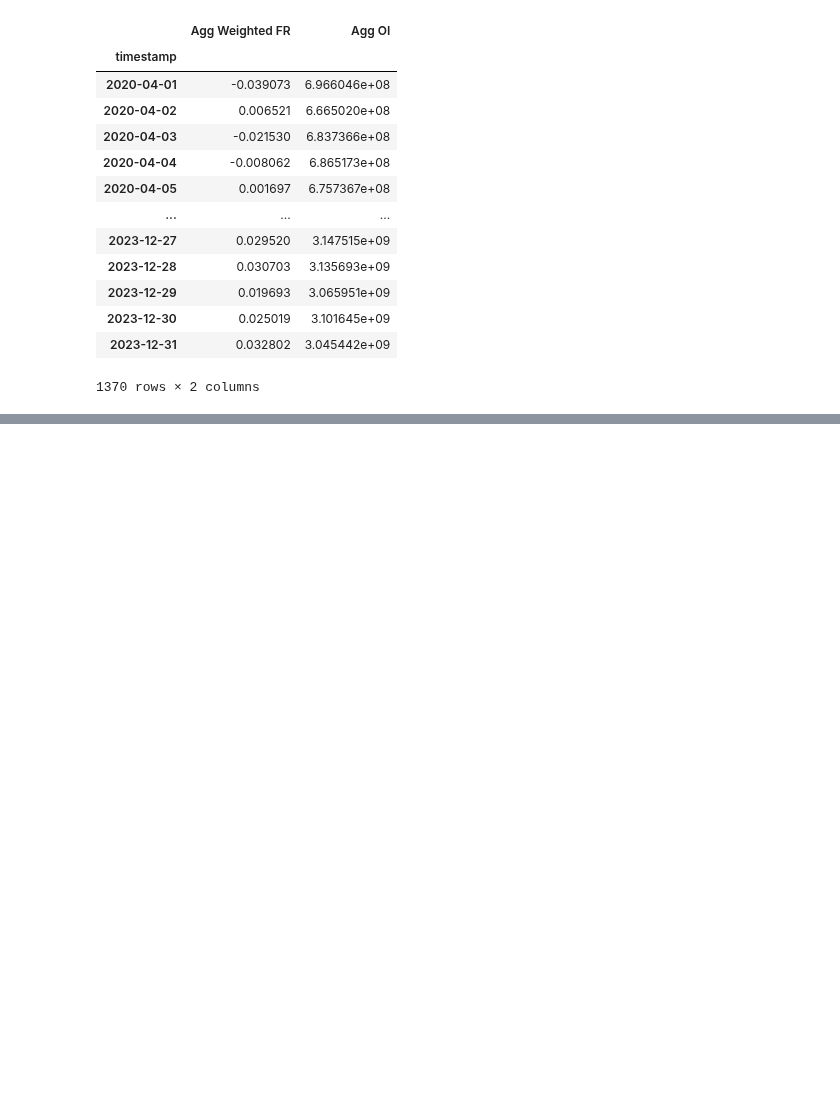
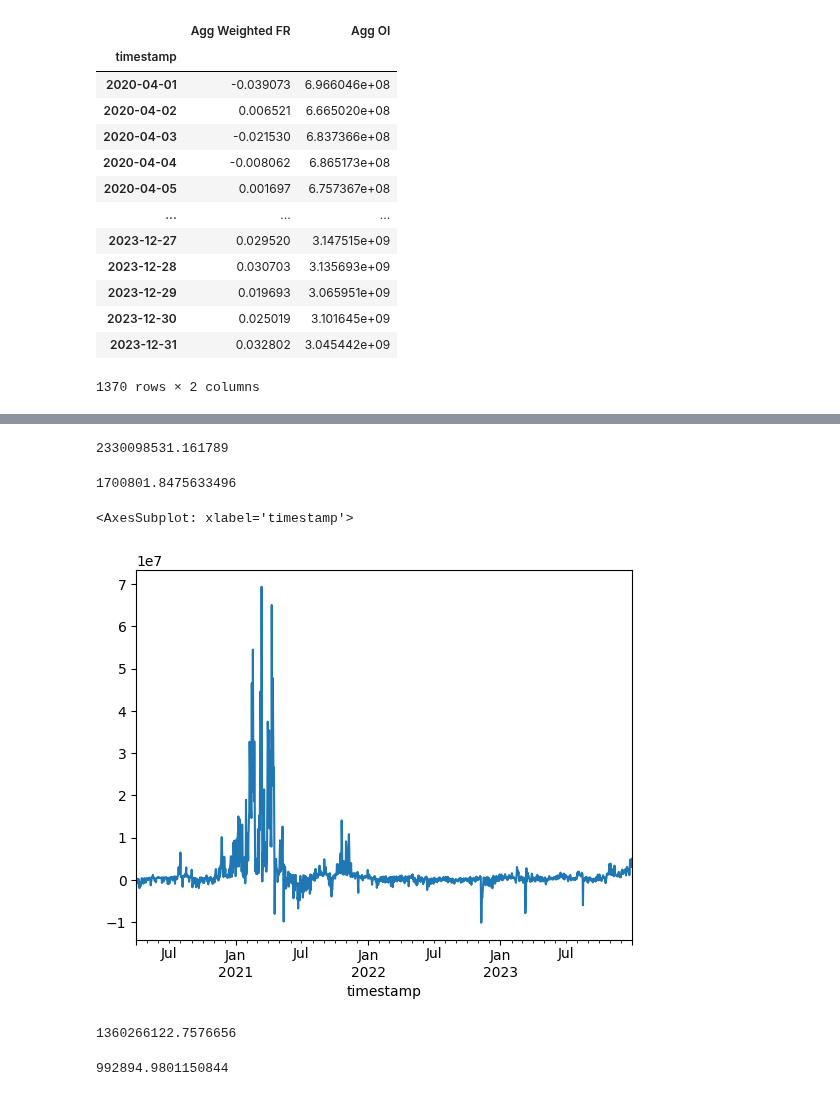
Before and after one commit to immortal16/OpenDeltaDeliverables, a Jupyter notebook: 2_2_simulations.ipynb, the cells around one changed output, grey strips where cells are left out. Cells and saved outputs as stored; diff of their text form; code cells hidden in the pictures; blank space fills up the shorter version.

Commit message:
added fund profit simulations

```diff
--- a/2_2_simulations.ipynb
+++ b/2_2_simulations.ipynb
@@ -64,0 +65,16 @@ Quantile_95: Mean = 0.010029230014168358, Std = 0.026324996024906157, Skew = 4.0
+# %%
+mean_value = data['Agg Weighted FR'].mean()
+std_value = data['Agg Weighted FR'].std()
+
+num_simulations = 1000
+simulated_means = np.random.normal(mean_value, std_value, num_simulations)
+
+data['Agg Weighted FR Simulated'] = np.random.choice(simulated_means, len(data))
+
+origin_mean_value = data['Agg Weighted FR'].mean()
+origin_std_value = data['Agg Weighted FR'].std()
+print(f"Origin Mean = {origin_mean_value}, Origin Std = {origin_std_value}")
+
+simulated_mean_value = data['Agg Weighted FR Simulated'].mean()
+simulated_std_value = data['Agg Weighted FR Simulated'].std()
+print(f"Simulated Mean = {simulated_mean_value}, Simulated Std = {simulated_std_value}")
@@ -64,0 +101,36 @@ Quantile_95: Mean = 0.010029230014168358, Std = 0.026324996024906157, Skew = 4.0
+# %%
+fund_data = data.copy()
+
+fund_data['Pos Size 1'] = fund_data['Agg OI'] * 5e-2
+fund_data['Pos Size 2'] = fund_data['Agg OI'] * 1e-1
+
+fund_data['Return 1'] = fund_data[f'Pos Size 1'] * fund_data['Agg Weighted FR']
+fund_data['Return 2'] = fund_data[f'Pos Size 2'] * fund_data['Agg Weighted FR']
+
+fund_data['Return 1 Simulated'] = fund_data[f'Pos Size 1'] * fund_data['Agg Weighted FR Simulated']
+fund_data['Return 2 Simulated'] = fund_data[f'Pos Size 2'] * fund_data['Agg Weighted FR Simulated']
+# %%
+def calculate_profit(pos, kr, fee, sim=False):
+    '''
+    args:
+        pos - position size: 1 or 2
+        kr - keep rate: 0.1, 0.2 or 0.5
+        fee - fee value in percent
+    '''
+    fees = kr * fund_data[f'Pos Size {pos}'] * fee / 1e2
+    return fund_data[f'Return {pos}'] - fees if not sim else fund_data[f'Return {pos} Simulated'] - fees
+# %%
+origin_profit = calculate_profit(1, 0.1, 0.06)
+# %%
+origin_profit.sum()
+# %% [output]
+2330098531.161789
+# %%
+origin_profit.mean()
+# %% [output]
+1700801.8475633496
+# %%
+origin_profit.plot()
+# %% [output]
+<AxesSubplot: xlabel='timestamp'>
+[figure, added]
@@ -64,0 +139,8 @@ Quantile_95: Mean = 0.010029230014168358, Std = 0.026324996024906157, Skew = 4.0
+# %%
+simulated_profit.sum()
+# %% [output]
+1360266122.7576656
+# %%
+simulated_profit.mean()
+# %% [output]
+992894.9801150844
```
Also changed, not shown: parts of 5 cells of this notebook.
